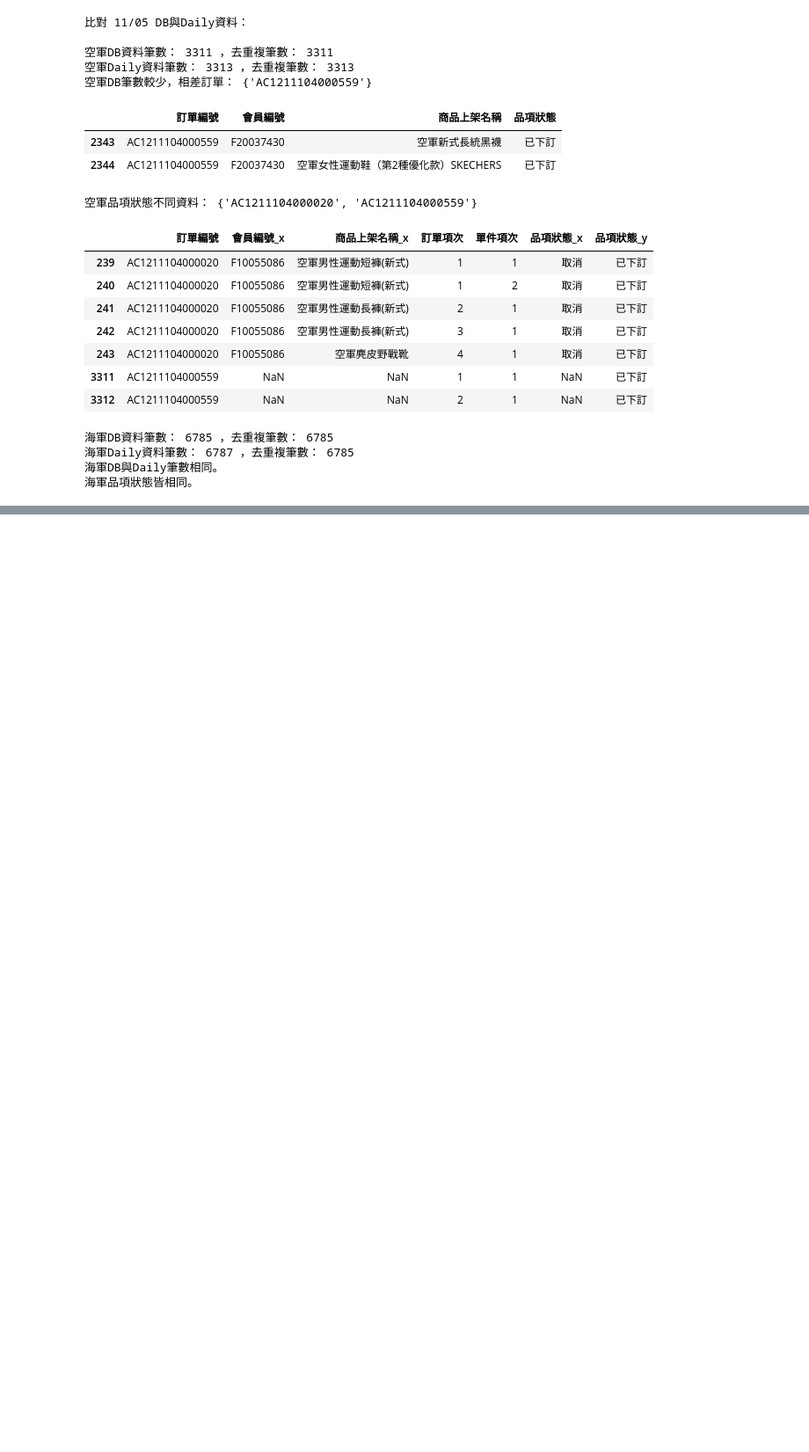
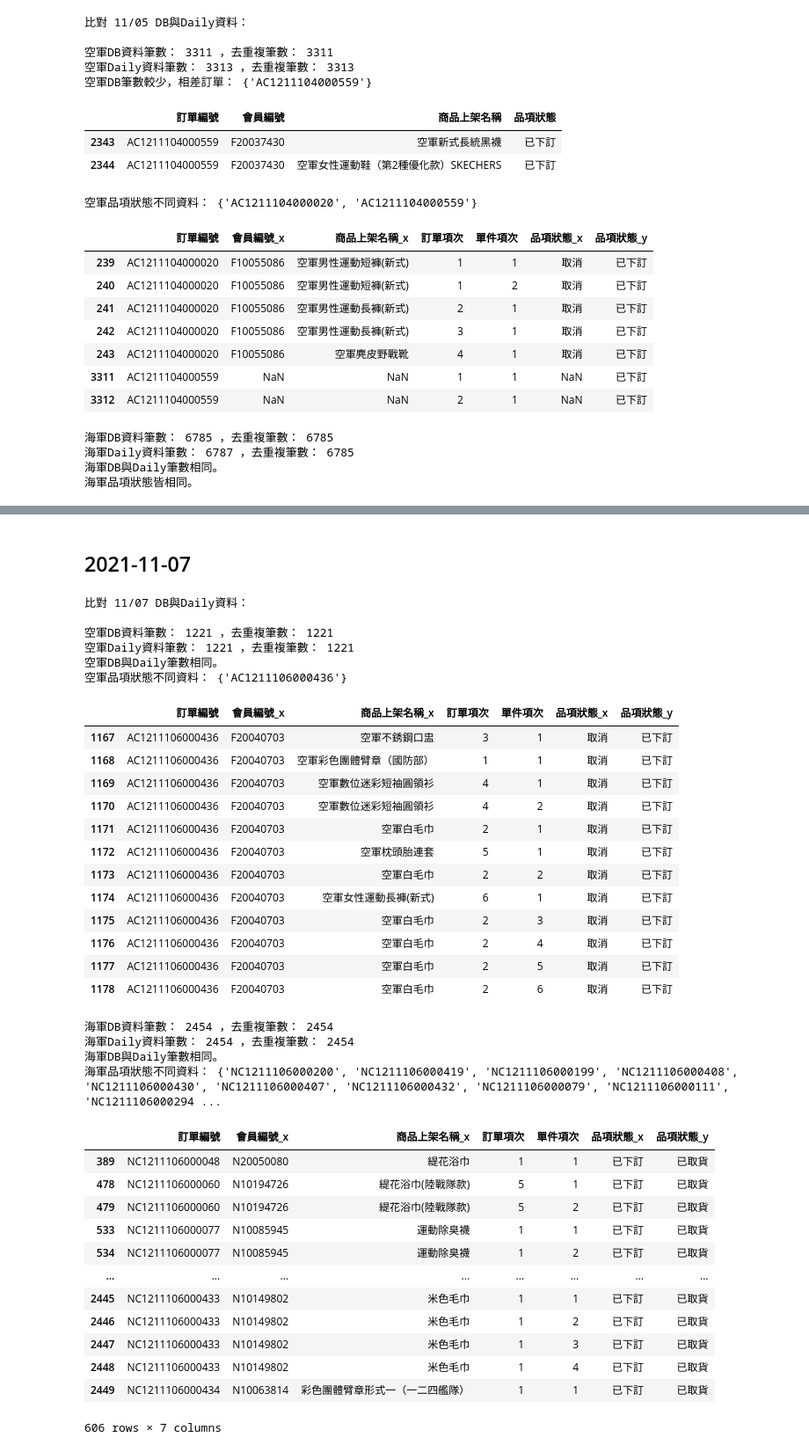
Before and after one commit to mei-chun/CNLproject, a Jupyter notebook: 每日比較.ipynb, the cells around one changed output, grey strips where cells are left out. Shown: that part at 88% size. Cells and saved outputs as stored; diff of their text form; code cells hidden in the pictures; blank space fills up the shorter version.

```diff
--- a/每日比較.ipynb
+++ b/每日比較.ipynb
@@ -319,0 +355,42 @@ compare_data('11/05', '../../../每日比對/ECSalse211105test_af.csv', '../../E
+# %% [markdown]
+## 2021-11-07
+# %%
+compare_data('11/07', '../../../每日比對/ECSalse211107test_af.csv', '../../ECData_1101108/ECSaleData20211107_airforce.txt'\
+             , '../../../每日比對/ECSalse211107test_navy.csv', '../../ECData_1101108/ECSaleData20211107_navy.txt')
+# %% [output]
+比對 11/07 DB與Daily資料：
+
+空軍DB資料筆數： 1221 ，去重複筆數： 1221
+空軍Daily資料筆數： 1221 ，去重複筆數： 1221
+空軍DB與Daily筆數相同。
+空軍品項狀態不同資料： {'AC1211106000436'}
+|  | 訂單編號 | 會員編號_x | 商品上架名稱_x | 訂單項次 | 單件項次 | 品項狀態_x | 品項狀態_y |
+| 1167 | AC1211106000436 | F20040703 | 空軍不銹鋼口盅 | 3 | 1 | 取消 | 已下訂 |
+| 1168 | AC1211106000436 | F20040703 | 空軍彩色團體臂章（國防部） | 1 | 1 | 取消 | 已下訂 |
+| 1169 | AC1211106000436 | F20040703 | 空軍數位迷彩短袖圓領衫 | 4 | 1 | 取消 | 已下訂 |
+| 1170 | AC1211106000436 | F20040703 | 空軍數位迷彩短袖圓領衫 | 4 | 2 | 取消 | 已下訂 |
+| 1171 | AC1211106000436 | F20040703 | 空軍白毛巾 | 2 | 1 | 取消 | 已下訂 |
+| 1172 | AC1211106000436 | F20040703 | 空軍枕頭胎連套 | 5 | 1 | 取消 | 已下訂 |
+| 1173 | AC1211106000436 | F20040703 | 空軍白毛巾 | 2 | 2 | 取消 | 已下訂 |
+| 1174 | AC1211106000436 | F20040703 | 空軍女性運動長褲(新式) | 6 | 1 | 取消 | 已下訂 |
+| 1175 | AC1211106000436 | F20040703 | 空軍白毛巾 | 2 | 3 | 取消 | 已下訂 |
+| 1176 | AC1211106000436 | F20040703 | 空軍白毛巾 | 2 | 4 | 取消 | 已下訂 |
+| 1177 | AC1211106000436 | F20040703 | 空軍白毛巾 | 2 | 5 | 取消 | 已下訂 |
+| 1178 | AC1211106000436 | F20040703 | 空軍白毛巾 | 2 | 6 | 取消 | 已下訂 |
+海軍DB資料筆數： 2454 ，去重複筆數： 2454
+海軍Daily資料筆數： 2454 ，去重複筆數： 2454
+海軍DB與Daily筆數相同。
+海軍品項狀態不同資料： {'NC1211106000200', 'NC1211106000419', 'NC1211106000199', 'NC1211106000408', 'NC1211106000430', 'NC1211106000407', 'NC1211106000432', 'NC1211106000079', 'NC1211106000111', 'NC1211106000294 ...
+|  | 訂單編號 | 會員編號_x | 商品上架名稱_x | 訂單項次 | 單件項次 | 品項狀態_x | 品項狀態_y |
+| 389 | NC1211106000048 | N20050080 | 緹花浴巾 | 1 | 1 | 已下訂 | 已取貨 |
+| 478 | NC1211106000060 | N10194726 | 緹花浴巾(陸戰隊款) | 5 | 1 | 已下訂 | 已取貨 |
+| 479 | NC1211106000060 | N10194726 | 緹花浴巾(陸戰隊款) | 5 | 2 | 已下訂 | 已取貨 |
+| 533 | NC1211106000077 | N10085945 | 運動除臭襪 | 1 | 1 | 已下訂 | 已取貨 |
+| 534 | NC1211106000077 | N10085945 | 運動除臭襪 | 1 | 2 | 已下訂 | 已取貨 |
+| ... | ... | ... | ... | ... | ... | ... | ... |
+| 2445 | NC1211106000433 | N10149802 | 米色毛巾 | 1 | 1 | 已下訂 | 已取貨 |
+| 2446 | NC1211106000433 | N10149802 | 米色毛巾 | 1 | 2 | 已下訂 | 已取貨 |
+| 2447 | NC1211106000433 | N10149802 | 米色毛巾 | 1 | 3 | 已下訂 | 已取貨 |
+| 2448 | NC1211106000433 | N10149802 | 米色毛巾 | 1 | 4 | 已下訂 | 已取貨 |
+| 2449 | NC1211106000434 | N10063814 | 彩色團體臂章形式一（一二四艦隊） | 1 | 1 | 已下訂 | 已取貨 |
+606 rows × 7 columns
```
Also changed, not shown: parts of 4 cells of this notebook.
